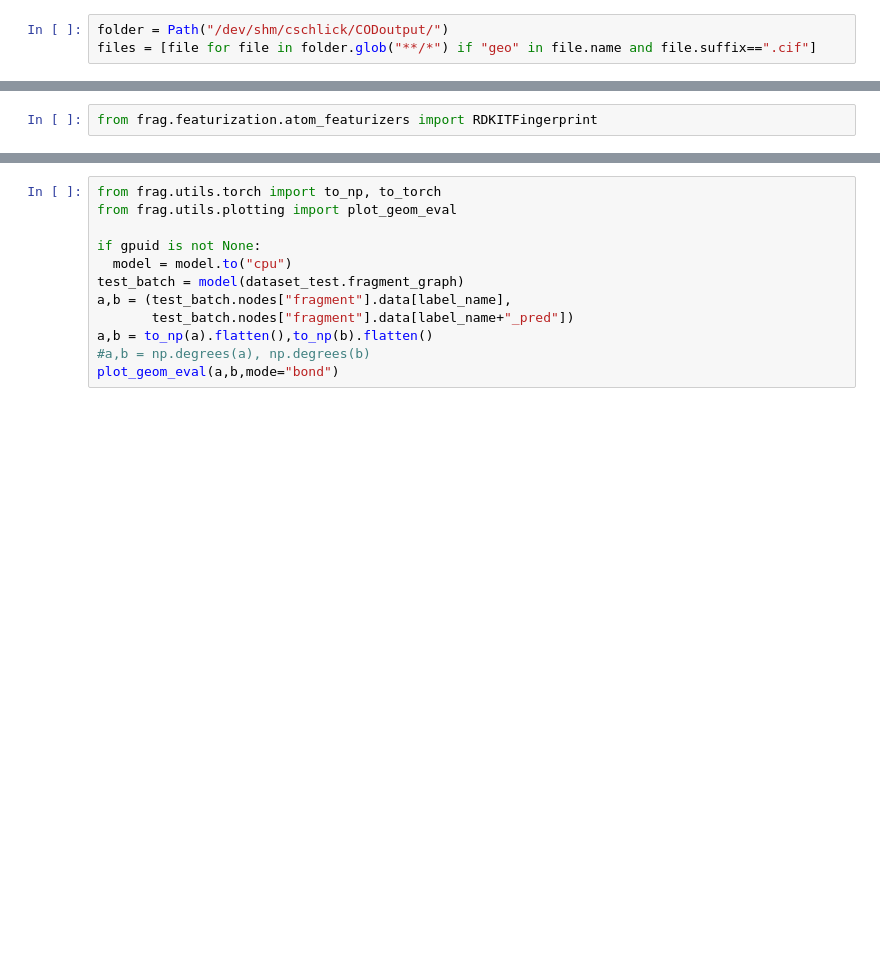
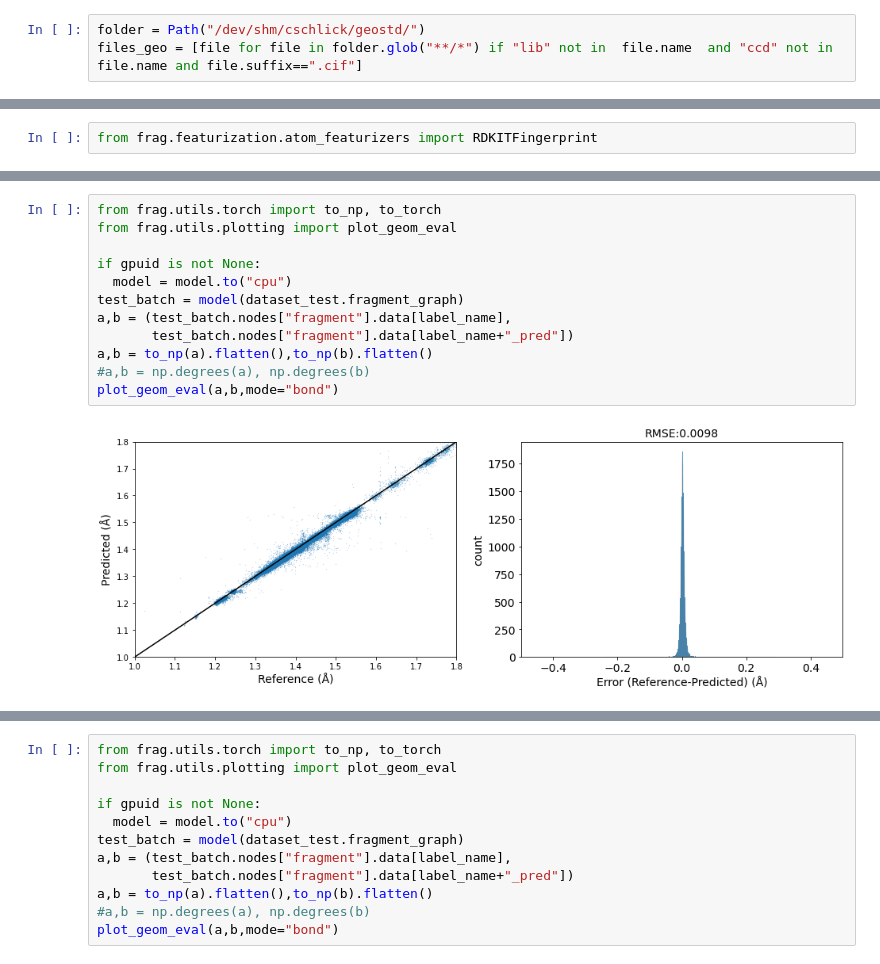
Before and after one commit to cschlick/phenix_fragments, a Jupyter notebook: notebooks/training/GNN Bonds.ipynb, the cells around one changed output, grey strips where cells are left out. Cells and saved outputs as stored; diff of their text form; blank space fills up the shorter version.

```diff
--- a/notebooks/training/GNN Bonds.ipynb
+++ b/notebooks/training/GNN Bonds.ipynb
@@ -19,3 +19,3 @@ from frag.graph.readout import ReadoutJanossyLinear
 # %%
-folder = Path("/dev/shm/cschlick/CODoutput/")
-files = [file for file in folder.glob("**/*") if "geo" in file.name and file.suffix==".cif"]
+folder = Path("/dev/shm/cschlick/geostd/")
+files_geo = [file for file in folder.glob("**/*") if "lib" not in  file.name  and "ccd" not in file.name and file.suffix==".cif"]
@@ -117,3 +115,17 @@ plt.plot(epoch_losses)
+# %%
+from frag.utils.torch import to_np, to_torch
+from frag.utils.plotting import plot_geom_eval
+
+if gpuid is not None:
+  model = model.to("cpu")
+test_batch = model(dataset_test.fragment_graph)
+a,b = (test_batch.nodes["fragment"].data[label_name],
+       test_batch.nodes["fragment"].data[label_name+"_pred"])
+a,b = to_np(a).flatten(),to_np(b).flatten()
+#a,b = np.degrees(a), np.degrees(b)
+plot_geom_eval(a,b,mode="bond")
+# %% [output]
+[figure, added]
 # %%
 from frag.utils.torch import to_np, to_torch
 from frag.utils.plotting import plot_geom_eval
```
Also changed, not shown: parts of 9 cells of this notebook, 17 other files.
